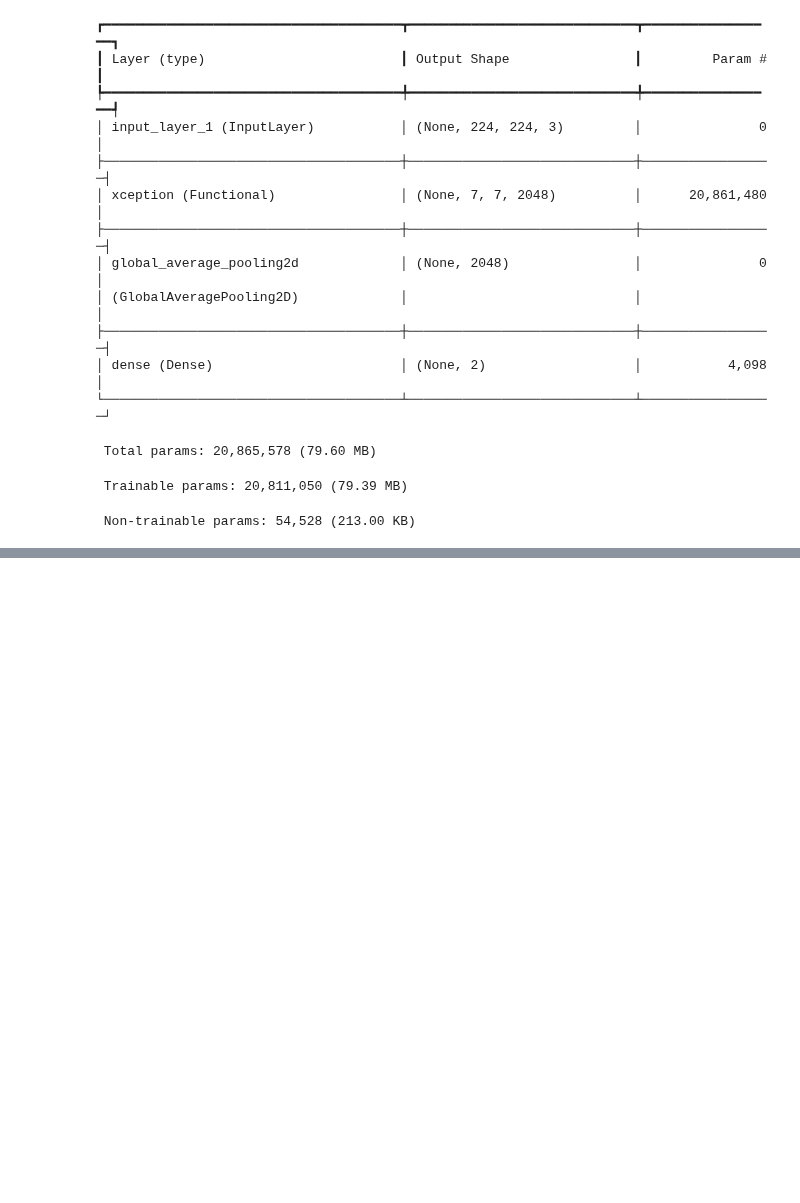
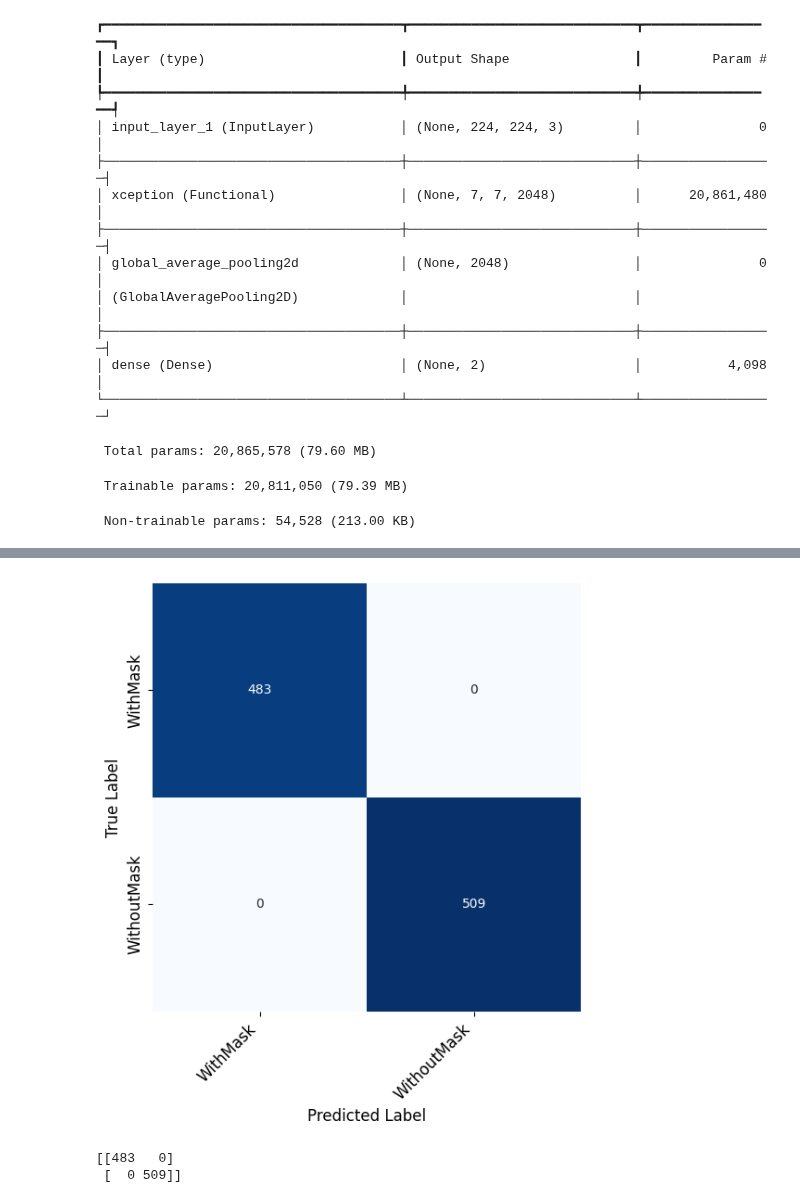
Before and after one commit to pinilDissanayaka/Realtime-Face-Mask-Detection, a Jupyter notebook: Notebook.ipynb, the cells around one changed output, grey strips where cells are left out. Saved outputs shown, nothing was run; the diff lists cells and outputs as text; code cells hidden in the pictures; blank space fills up the shorter version.

```diff
--- a/Notebook.ipynb
+++ b/Notebook.ipynb
@@ -272,0 +303,7 @@ Epoch 34/100
+# %%
+STEP_SIZE_TEST=test_generator.n//test_generator.batch_size
+
+pred = model.predict(test_generator,
+                               steps=STEP_SIZE_TEST,
+                               verbose=1)
+pred_classes = np.argmax(pred, axis=1)
@@ -272,0 +312,13 @@ Epoch 34/100
+# %%
+from sklearn.metrics import accuracy_score
+from sklearn.metrics import classification_report
+
+class_names = test_generator.class_indices.keys()
+true_classes = test_generator.classes
+
+acc = accuracy_score(true_classes, pred_classes)
+print("xception Model Accuracy : {:.2f}%".format(acc * 100))
+
+cls_report = classification_report(true_classes, pred_classes,
+                                   target_names=class_names, digits=5)
+print(cls_report)
@@ -272,0 +335,39 @@ Epoch 34/100
+# %%
+import seaborn as sns
+from sklearn.metrics import confusion_matrix
+
+# Get the names of the ten classes
+class_names = test_generator.class_indices.keys()
+
+def plot_heatmap(y_true, y_pred, class_names, ax, title):
+    cm = confusion_matrix(y_true, y_pred)
+    sns.heatmap(
+        cm,
+        annot=True,
+        square=True,
+        xticklabels=class_names,
+        yticklabels=class_names,
+        fmt='d',
+        cmap=plt.cm.Blues,
+        cbar=False,
+        ax=ax
+    )
+    #ax.set_title(title, fontsize=16)
+    ax.set_xticklabels(ax.get_xticklabels(), fontsize=12, rotation=45, ha="right")
+    ax.set_yticklabels(ax.get_yticklabels(), fontsize=12)
+    ax.set_ylabel('True Label', fontsize=12)
+    ax.set_xlabel('Predicted Label', fontsize=12)
+
+fig, ax = plt.subplots(1, 1, figsize=(6, 6))
+
+plot_heatmap(true_classes, pred_classes, class_names, ax, title="CNN")
+
+#fig.suptitle("Confusion Matrix Model Comparison", fontsize=12)
+#fig.tight_layout()
+#fig.subplots_adjust(top=1.25)
+plt.show()
+cm = confusion_matrix(true_classes, pred_classes)
+# %% [output]
+[figure, added]
+[[483   0]
+ [  0 509]]
```
Also changed, not shown: parts of 8 cells of this notebook.
